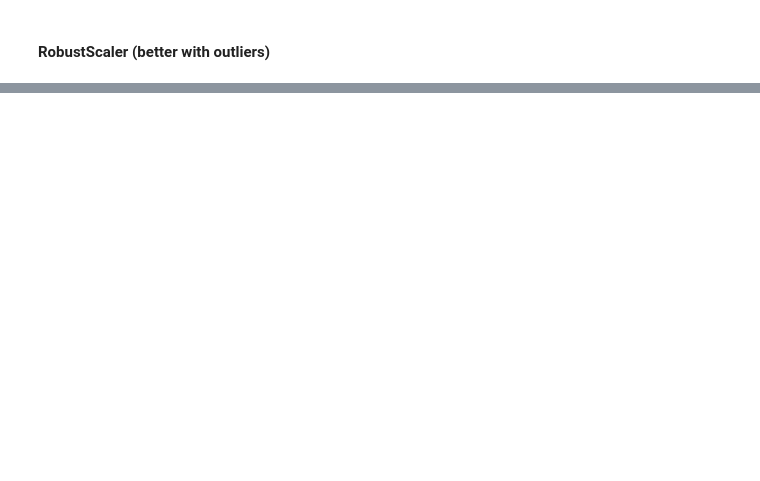
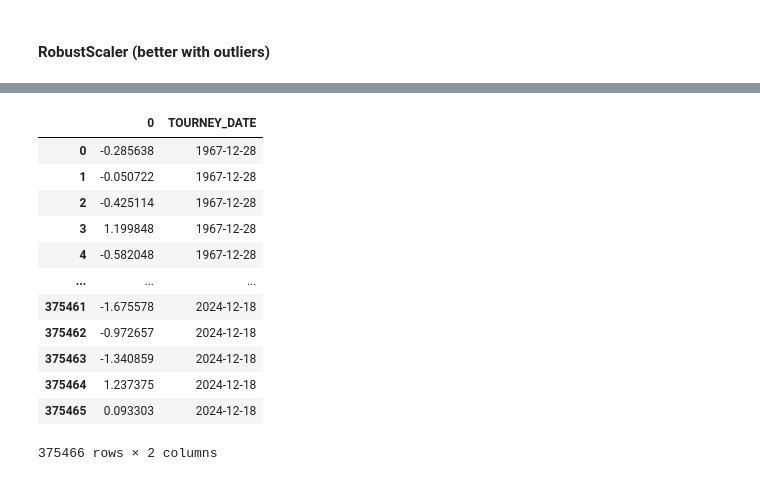
Before and after one commit to PauloRugani/atp-match-predictor, a Jupyter notebook: notebooks/5_preprocessing.ipynb, the cells around one changed output, grey strips where cells are left out. Drawn from its saved outputs; the diff is of its cells as text; code cells hidden in the pictures; blank space fills up the shorter version.

```diff
--- a/notebooks/5_preprocessing.ipynb
+++ b/notebooks/5_preprocessing.ipynb
@@ -170,0 +218,2 @@ feature_robust_esc.to_csv('../data/processed/5.2_data_feature_robust_esc.csv', s
+# %%
+lda = LinearDiscriminantAnalysis(n_components=1)
@@ -170,0 +225,3 @@ feature_robust_esc.to_csv('../data/processed/5.2_data_feature_robust_esc.csv', s
+# %%
+lda_robust = lda.fit_transform(X=lda_robust, y=target['SCORE'])
+lda_robust
@@ -170,0 +236,18 @@ feature_robust_esc.to_csv('../data/processed/5.2_data_feature_robust_esc.csv', s
+# %%
+lda_robust = pd.DataFrame(lda_robust)
+lda_robust['TOURNEY_DATE'] = feature['TOURNEY_DATE']
+lda_robust
+# %% [output]
+|  | 0 | TOURNEY_DATE |
+| 0 | -0.285638 | 1967-12-28 |
+| 1 | -0.050722 | 1967-12-28 |
+| 2 | -0.425114 | 1967-12-28 |
+| 3 | 1.199848 | 1967-12-28 |
+| 4 | -0.582048 | 1967-12-28 |
+| ... | ... | ... |
+| 375461 | -1.675578 | 2024-12-18 |
+| 375462 | -0.972657 | 2024-12-18 |
+| 375463 | -1.340859 | 2024-12-18 |
+| 375464 | 1.237375 | 2024-12-18 |
+| 375465 | 0.093303 | 2024-12-18 |
+375466 rows × 2 columns
```
Also changed, not shown: parts of 19 cells of this notebook, 2 other files.
